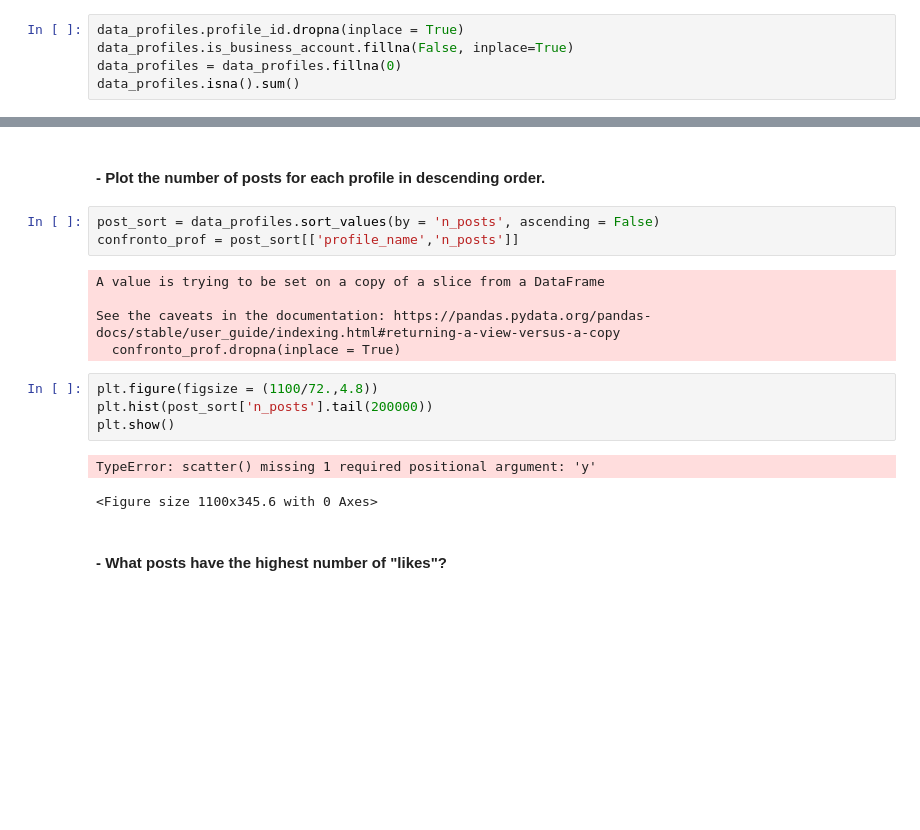
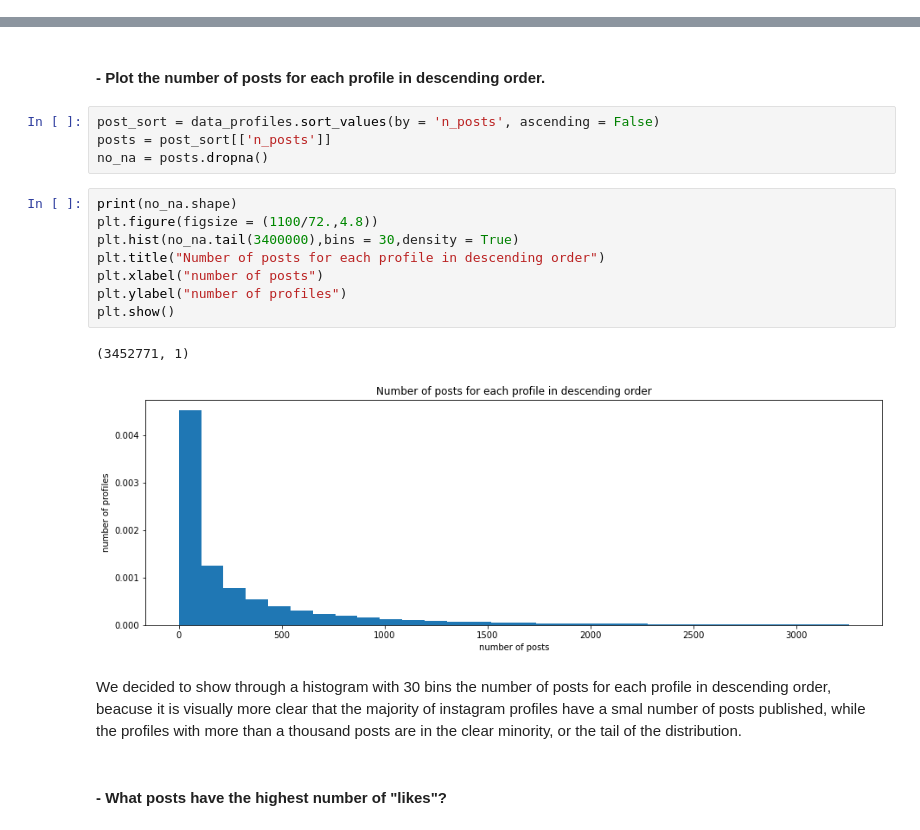
Before and after one commit to Vah1d/ADM-HW2, a Jupyter notebook: HW2.ipynb, the cells around one changed output, grey strips where cells are left out. Drawn from its saved outputs; the diff is of its cells as text; blank space fills up the shorter version.

```diff
--- a/HW2.ipynb
+++ b/HW2.ipynb
@@ -28,8 +29,3 @@ url                    3639312
 cts                     438488
 is_business_account    1064263
 dtype: int64
-# %%
-data_profiles.profile_id.dropna(inplace = True)
-data_profiles.is_business_account.fillna(False, inplace=True)
-data_profiles = data_profiles.fillna(0)
-data_profiles.isna().sum()
@@ -52,19 +35,21 @@ dtype: int64
 #### - Plot the number of posts for each profile in descending order.
 # %%
 post_sort = data_profiles.sort_values(by = 'n_posts', ascending = False)
-confronto_prof = post_sort[['profile_name','n_posts']]
+posts = post_sort[['n_posts']]
+no_na = posts.dropna()
-# %% [output]
-A value is trying to be set on a copy of a slice from a DataFrame
-
-See the caveats in the documentation: https://pandas.pydata.org/pandas-docs/stable/user_guide/indexing.html#returning-a-view-versus-a-copy
-  confronto_prof.dropna(inplace = True)
 # %%
+print(no_na.shape)
 plt.figure(figsize = (1100/72.,4.8))
-plt.hist(post_sort['n_posts'].tail(200000))
+plt.hist(no_na.tail(3400000),bins = 30,density = True)
+plt.title("Number of posts for each profile in descending order")
+plt.xlabel("number of posts")
+plt.ylabel("number of profiles")
 plt.show()
 # %% [output]
-TypeError: scatter() missing 1 required positional argument: 'y'
+(3452771, 1)
-<Figure size 1100x345.6 with 0 Axes>
+[figure, added]
+# %% [markdown]
+We decided to show through a histogram with 30 bins the number of posts for each profile in descending order, beacuse it is visually more clear that the majority of instagram profiles have a smal number of posts published, while the profiles with more than a thousand posts are in the clear minority, or the tail of the distribution.
 # %% [markdown]
 #### - What posts have the highest number of "likes"?
 # %%
```
Also changed, not shown: parts of 10 cells of this notebook.
